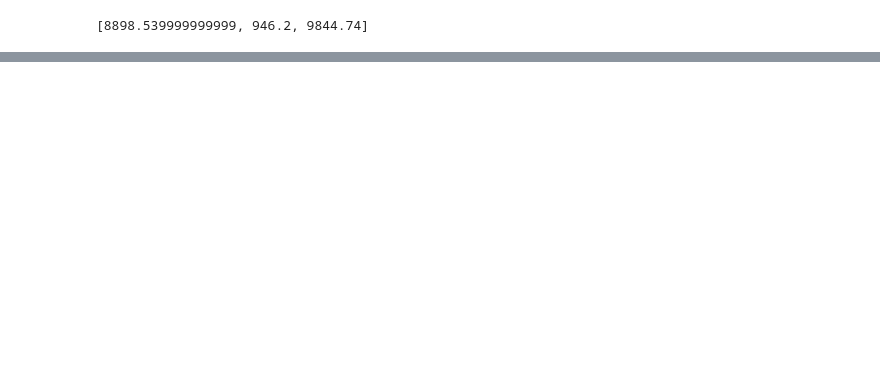
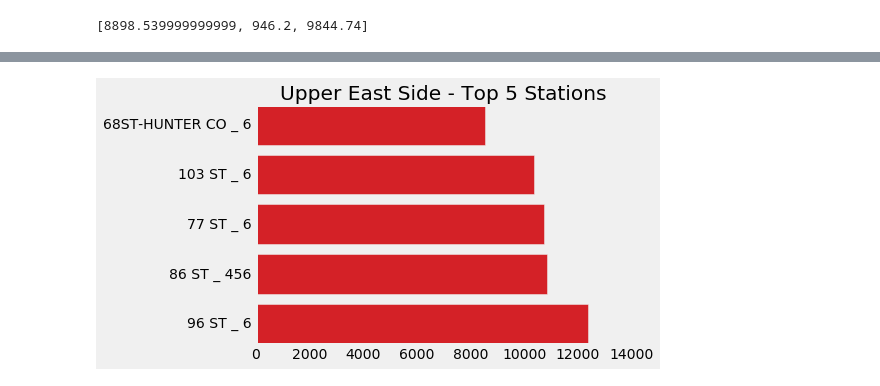
Before and after one commit to ssaleh2/benson-six, a Jupyter notebook: 01-benson.ipynb, the cells around one changed output, grey strips where cells are left out. Cells and saved outputs as stored; diff of their text form; code cells hidden in the pictures; blank space fills up the shorter version.

```diff
--- a/01-benson.ipynb
+++ b/01-benson.ipynb
@@ -348,0 +342,5 @@ KeyError: 'CHAMBERS ST _ ACE23'
+# %%
+upper_east = neighborhood_top_stations("UPPER EAST SIDE", neighbor_key, Manhattan_stations)
+print_sorted_graph(upper_east, 5, 2, '#D42127', 'Upper East Side - Top 5 Stations', 0)
+# %% [output]
+[figure, added]
```
Also changed, not shown: parts of 7 cells of this notebook.
